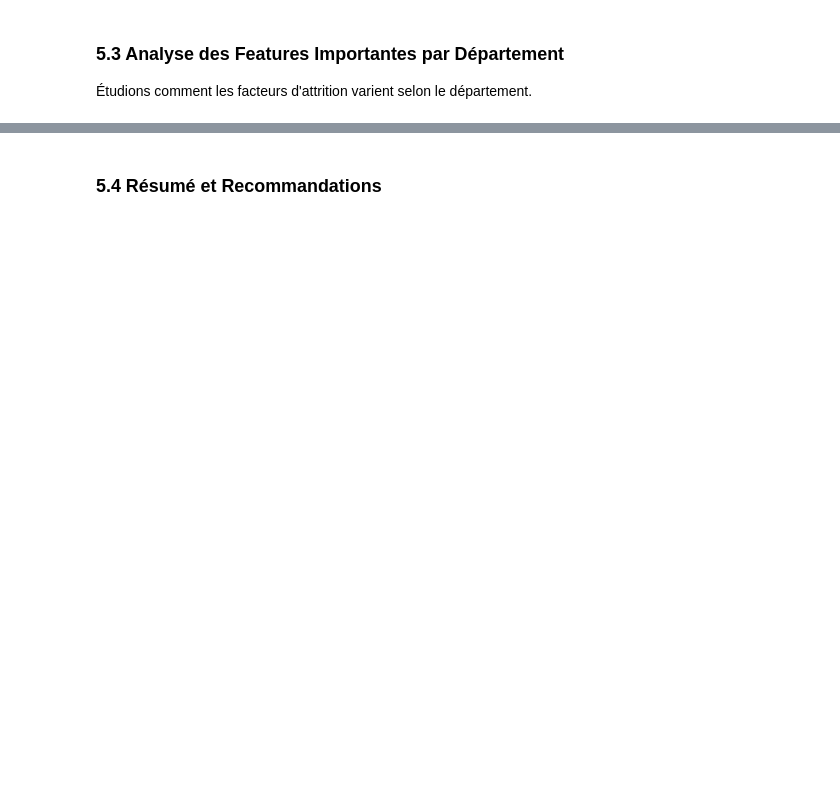
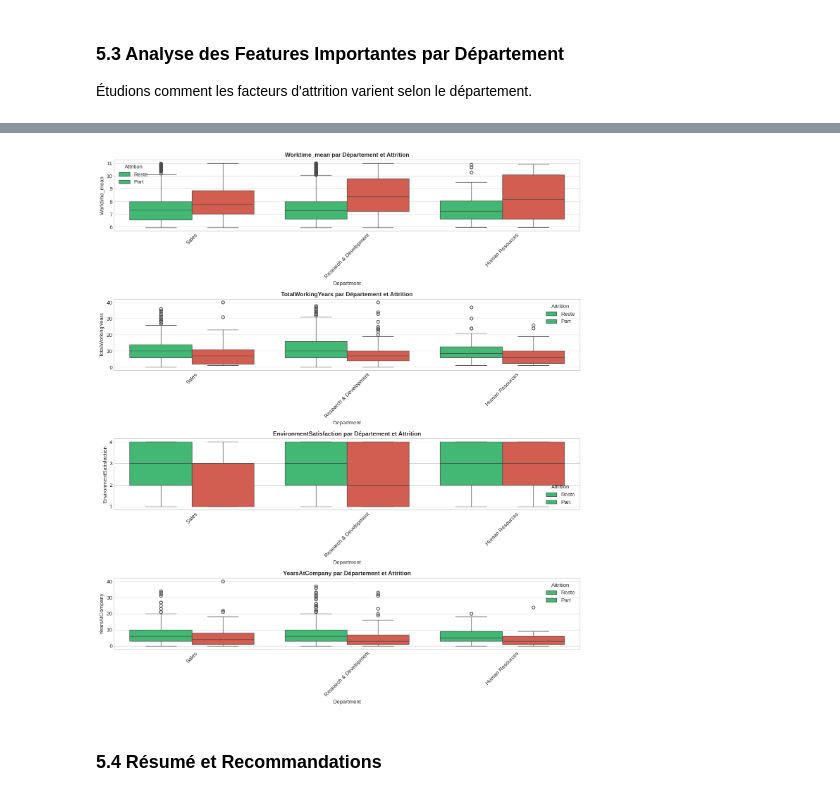
Before and after one commit to parzizou/projet_ML, a Jupyter notebook: Projet.ipynb, the cells around one changed output, grey strips where cells are left out. Saved outputs shown, nothing was run; the diff lists cells and outputs as text; code cells hidden in the pictures; blank space fills up the shorter version.

```diff
--- a/Projet.ipynb
+++ b/Projet.ipynb
@@ -967,31 +1543,37 @@ if 'Department' in df_clean.columns:
 # %%
 # Analyse des features numériques importantes par département et attrition
-if importances is not None and 'Department' in df_clean.columns:
+if 'importances' in locals() and importances is not None and 'Department' in df_clean.columns:
     # Top 4 features numériques importantes
     top_numeric_features = [
         f for f in feature_importance_df['Feature'].head(10).values
         if f in numeric_features
     ][:4]
 
     if len(top_numeric_features) > 0:
         fig, axes = plt.subplots(len(top_numeric_features), 1, figsize=(14, 4 * len(top_numeric_features)))
         if len(top_numeric_features) == 1:
             axes = [axes]
 
         for idx, feature in enumerate(top_numeric_features):
             ax = axes[idx]
 
             # Boxplot par département et attrition
             data_plot = df_clean[[feature, 'Department', 'Attrition']].copy()
 
             sns.boxplot(data=data_plot, x='Department', y=feature, hue='Attrition',
                        palette=['#2ecc71', '#e74c3c'], ax=ax)
             ax.set_title(f'{feature} par Département et Attrition', fontsize=12, fontweight='bold')
             ax.tick_params(axis='x', rotation=45)
             ax.legend(title='Attrition', labels=['Reste', 'Part'])
 
         plt.tight_layout()
         plt.show()
+    else:
+        print("ℹ️ Aucune feature numérique dans le top 10 des features importantes")
+else:
+    print("ℹ️ Analyse par département non disponible (importances ou Department manquants)")
+# %% [output]
+[figure, added]
 # %% [markdown]
 ### 5.4 Résumé et Recommandations
 # %%
```
Also changed, not shown: parts of 33 cells of this notebook, 4 other files.
